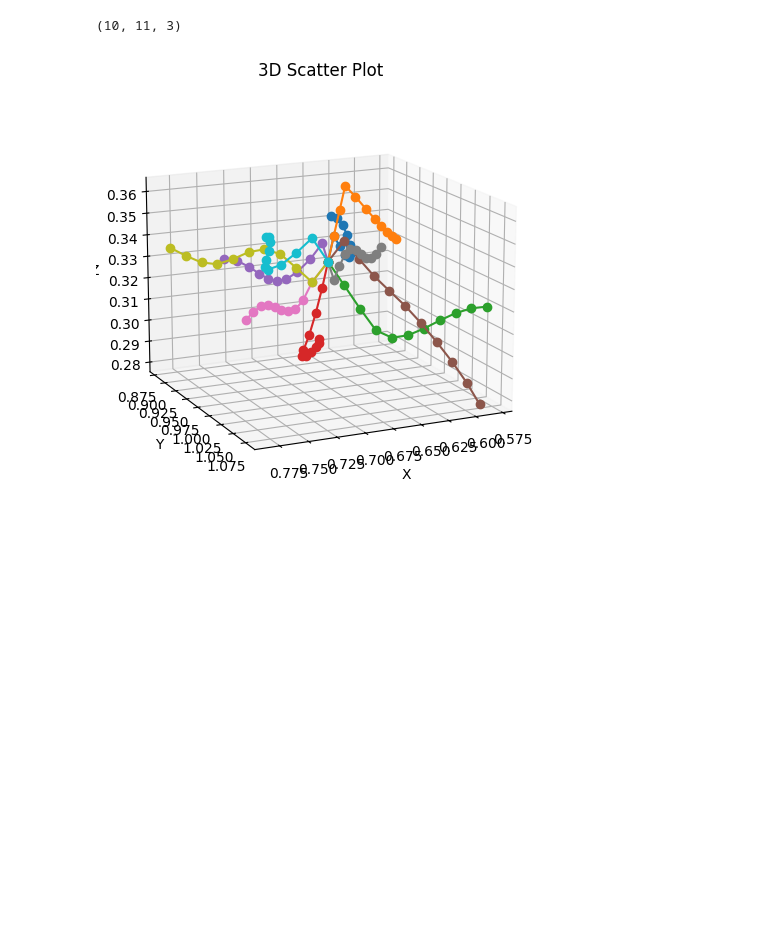
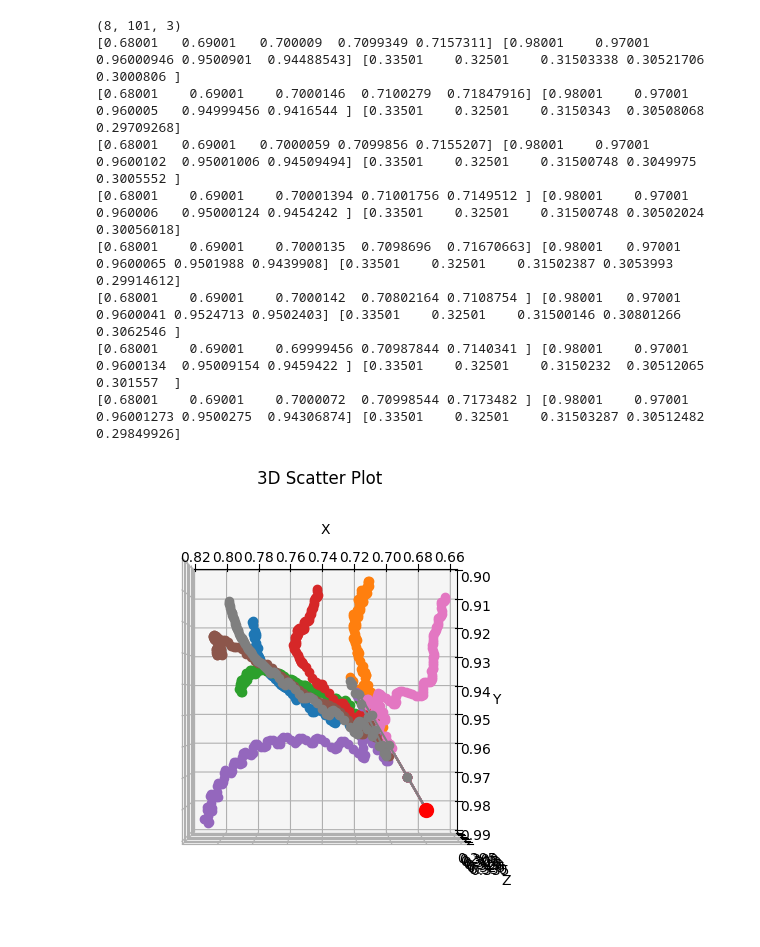
Before and after one commit to tonymenzo/RSA, a Jupyter notebook: src/RSA_nD_tuner_confidence_plot.ipynb, the cells around one changed output. Drawn from its saved outputs; the diff is of its cells as text; code cells hidden in the pictures; blank space fills up the shorter version.

```diff
--- a/src/RSA_nD_tuner_confidence_plot.ipynb
+++ b/src/RSA_nD_tuner_confidence_plot.ipynb
@@ -31,25 +31,36 @@ plt.show()
 # %%
 datafolder = '/pscratch/sd/l/ljpuslar/RSA/RSA/src/temp_results/Tuner_confidence/'
 # points = np.load('/pscratch/sd/l/ljpuslar/RSA/RSA/src/temp_results/Tuner/jupyter/ADAgrad_N50k_3/RSA_tuning_params.npy')
 all_points = np.load(datafolder + f'all_params_{save_nm}.npy')
 print(np.shape(all_points))
 
 # points = all_params
 fig = plt.figure()
 ax = fig.add_subplot(111, projection='3d')
 for points in all_points:
 
     # Unpack the three columns
     x, y, z = points[:, 0], points[:, 1], points[:, 2]
 
     ax.plot(x, y, z, marker='o')  # 3D scatter plot
     ax.set_xlabel('X')
     ax.set_ylabel('Y')
     ax.set_zlabel('Z')
     ax.set_title('3D Scatter Plot')
     ax.view_init(elev=15, azim=65)
+    print(x[0:5], y[0:5], z[0:5])
+plt.plot(x[0], y[0], z[0], marker='o', color='red', markersize=10)  # Start point
 plt.tight_layout()
+ax.view_init(elev=90, azim=90)
 plt.show()
 # %% [output]
-(10, 11, 3)
+(8, 101, 3)
+[0.68001   0.69001   0.700009  0.7099349 0.7157311] [0.98001    0.97001    0.96000946 0.9500901  0.94488543] [0.33501    0.32501    0.31503338 0.30521706 0.3000806 ]
+[0.68001    0.69001    0.7000146  0.7100279  0.71847916] [0.98001    0.97001    0.960005   0.94999456 0.9416544 ] [0.33501    0.32501    0.3150343  0.30508068 0.29709268]
+[0.68001   0.69001   0.7000059 0.7099856 0.7155207] [0.98001    0.97001    0.9600102  0.95001006 0.94509494] [0.33501    0.32501    0.31500748 0.3049975  0.3005552 ]
+[0.68001    0.69001    0.70001394 0.71001756 0.7149512 ] [0.98001    0.97001    0.960006   0.95000124 0.9454242 ] [0.33501    0.32501    0.31500748 0.30502024 0.30056018]
+[0.68001    0.69001    0.7000135  0.7098696  0.71670663] [0.98001   0.97001   0.9600065 0.9501988 0.9439908] [0.33501    0.32501    0.31502387 0.3053993  0.29914612]
+[0.68001    0.69001    0.7000142  0.70802164 0.7108754 ] [0.98001   0.97001   0.9600041 0.9524713 0.9502403] [0.33501    0.32501    0.31500146 0.30801266 0.3062546 ]
+[0.68001    0.69001    0.69999456 0.70987844 0.7140341 ] [0.98001    0.97001    0.9600134  0.95009154 0.9459422 ] [0.33501    0.32501    0.3150232  0.30512065 0.301557  ]
+[0.68001    0.69001    0.7000072  0.70998544 0.7173482 ] [0.98001    0.97001    0.96001273 0.9500275  0.94306874] [0.33501    0.32501    0.31503287 0.30512482 0.29849926]
-[figure, old version]
+[figure, new version]
```
Also changed, not shown: parts of 2 cells of this notebook, 19 other files.
